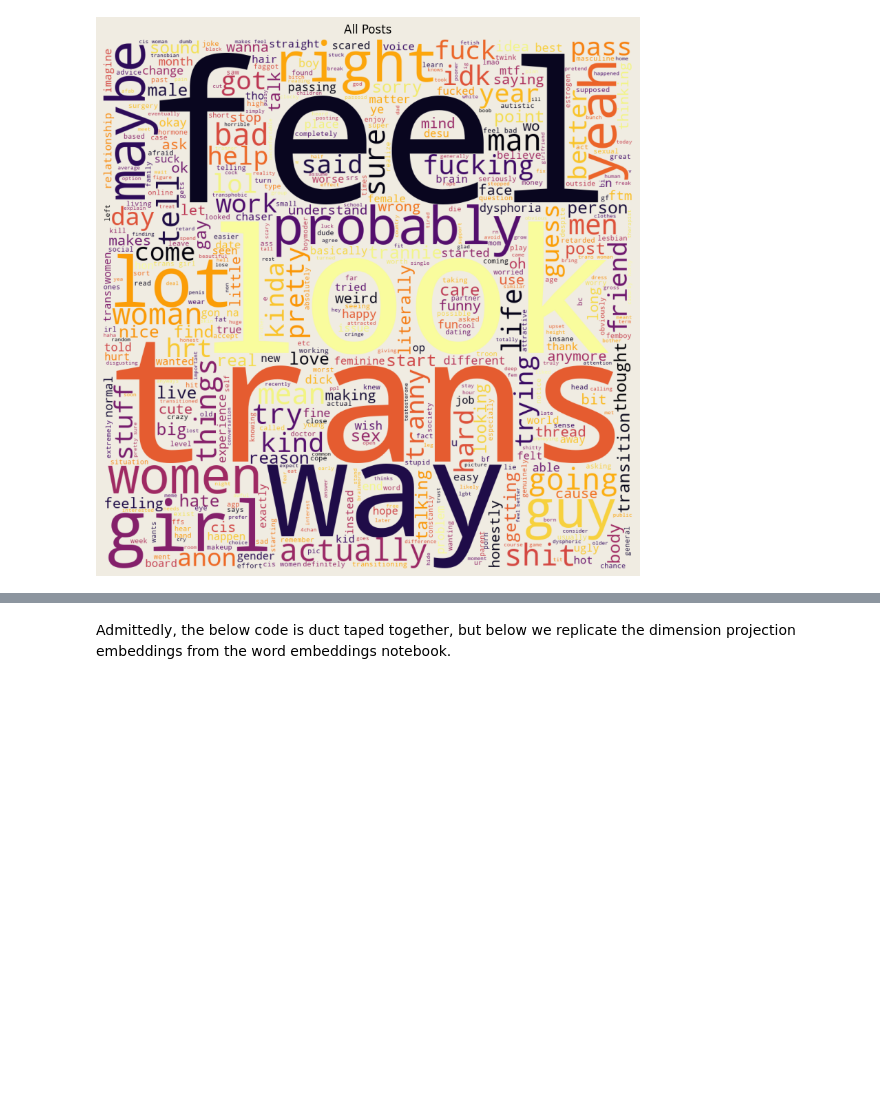
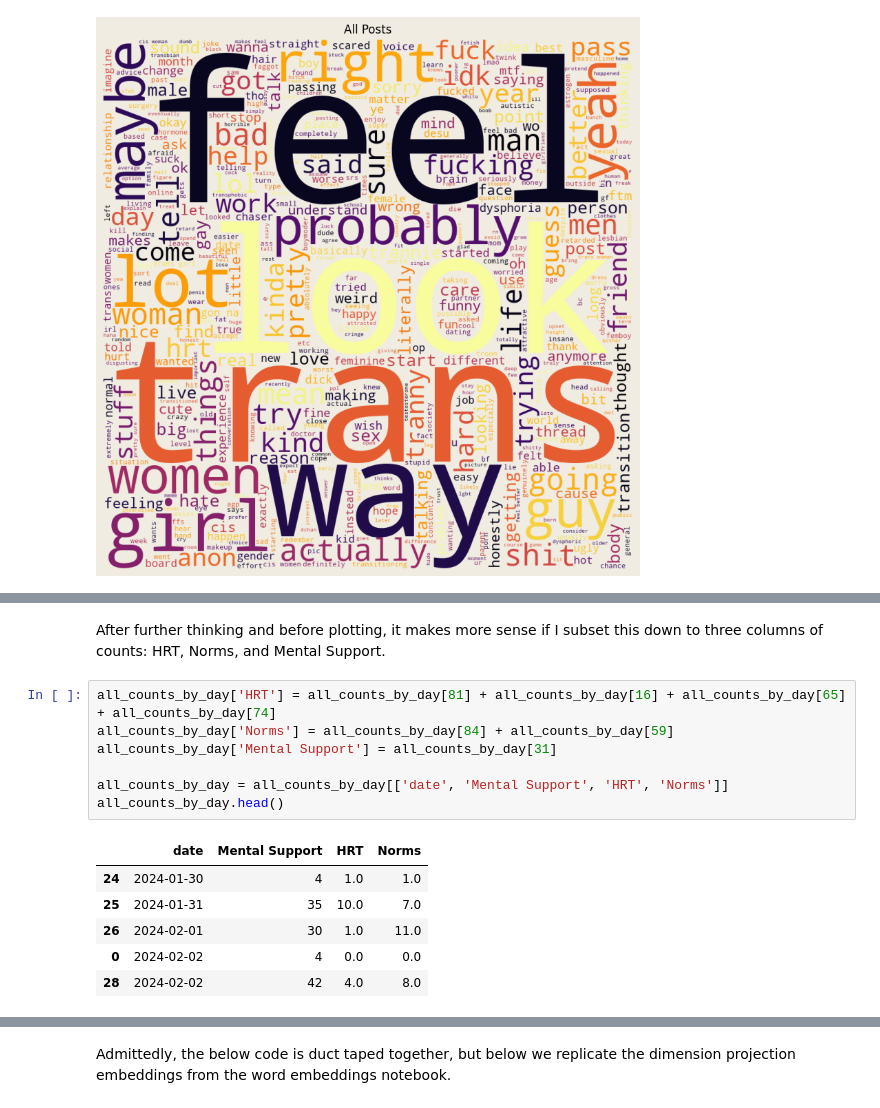
Before and after one commit to bucketteOfIvy/4chan-cca, a Jupyter notebook: code/TopicAnalysis.ipynb, the cells around one changed output, grey strips where cells are left out. Saved outputs shown, nothing was run; the diff lists cells and outputs as text; blank space fills up the shorter version.

```diff
--- a/code/TopicAnalysis.ipynb
+++ b/code/TopicAnalysis.ipynb
@@ -625,0 +724,16 @@ ax.axis('off')
+# %% [markdown]
+After further thinking and before plotting, it makes more sense if I subset this down to three columns of counts: HRT, Norms, and Mental Support.
+# %%
+all_counts_by_day['HRT'] = all_counts_by_day[81] + all_counts_by_day[16] + all_counts_by_day[65] + all_counts_by_day[74]
+all_counts_by_day['Norms'] = all_counts_by_day[84] + all_counts_by_day[59]
+all_counts_by_day['Mental Support'] = all_counts_by_day[31]
+
+all_counts_by_day = all_counts_by_day[['date', 'Mental Support', 'HRT', 'Norms']]
+all_counts_by_day.head()
+# %% [output]
+|  | date | Mental Support | HRT | Norms |
+| 24 | 2024-01-30 | 4 | 1.0 | 1.0 |
+| 25 | 2024-01-31 | 35 | 10.0 | 7.0 |
+| 26 | 2024-02-01 | 30 | 1.0 | 11.0 |
+| 0 | 2024-02-02 | 4 | 0.0 | 0.0 |
+| 28 | 2024-02-02 | 42 | 4.0 | 8.0 |
```
Also changed, not shown: parts of 11 cells of this notebook, 14 other files.
